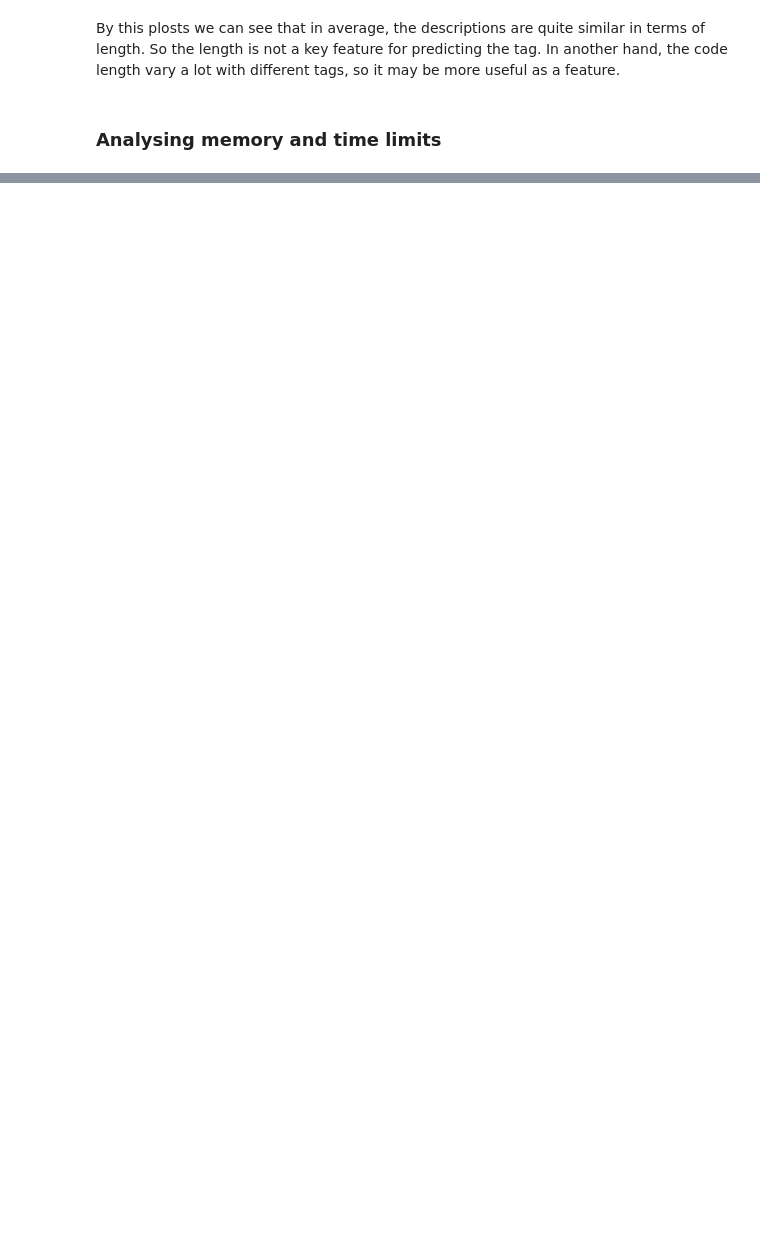
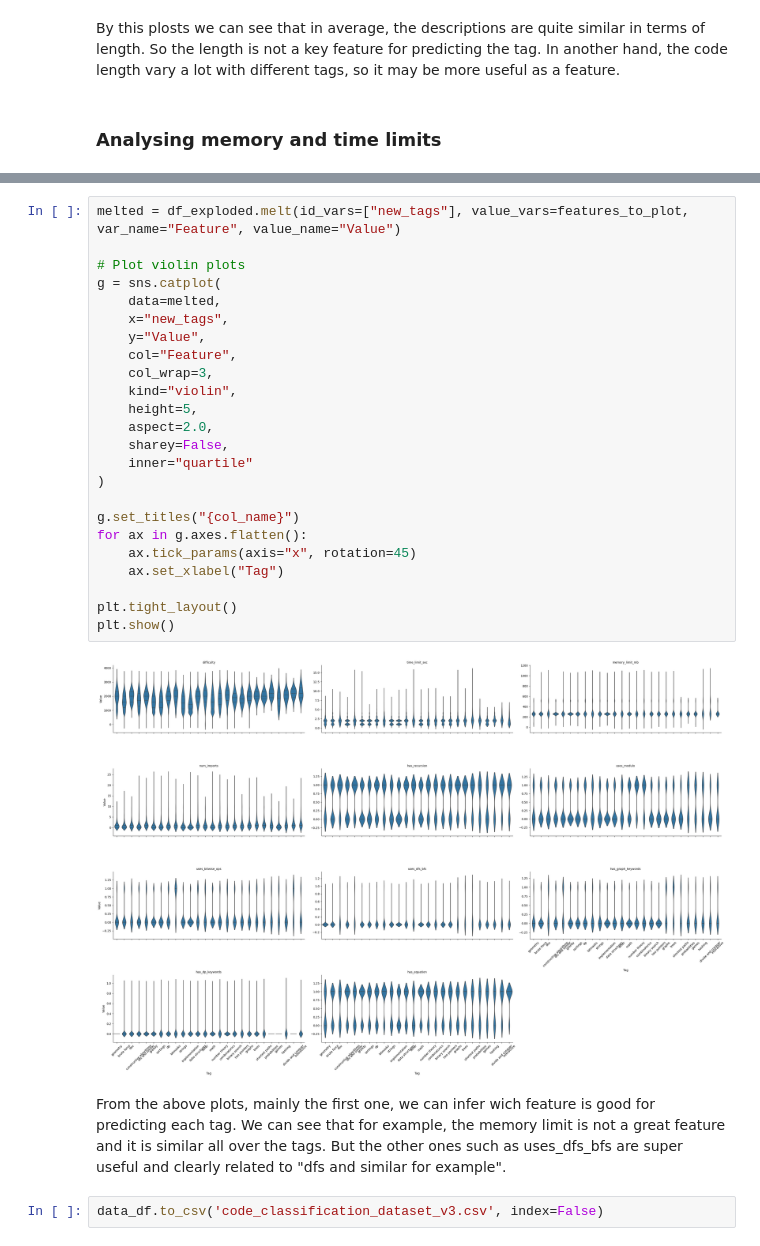
Before and after one commit to AndreWerneck/CodingChallengeTagClassification, a Jupyter notebook: eda.ipynb, the cells around one changed output, grey strips where cells are left out. Drawn from its saved outputs; the diff is of its cells as text; blank space fills up the shorter version.

```diff
--- a/eda.ipynb
+++ b/eda.ipynb
@@ -492,0 +577,30 @@ data_df.head()
+# %%
+melted = df_exploded.melt(id_vars=["new_tags"], value_vars=features_to_plot, var_name="Feature", value_name="Value")
+
+# Plot violin plots
+g = sns.catplot(
+    data=melted,
+    x="new_tags",
+    y="Value",
+    col="Feature",
+    col_wrap=3,
+    kind="violin",
+    height=5,
+    aspect=2.0,
+    sharey=False,
+    inner="quartile"
+)
+
+g.set_titles("{col_name}")
+for ax in g.axes.flatten():
+    ax.tick_params(axis="x", rotation=45)
+    ax.set_xlabel("Tag")
+
+plt.tight_layout()
+plt.show()
+# %% [output]
+[figure, added]
+# %% [markdown]
+From the above plots, mainly the first one, we can infer wich feature is good for predicting each tag. We can see that for example, the memory limit is not a great feature and it is similar all over the tags. But the other ones such as uses_dfs_bfs are super useful and clearly related to "dfs and similar for example".
+# %%
+data_df.to_csv('code_classification_dataset_v3.csv', index=False)
```
Also changed, not shown: parts of 7 cells of this notebook.
